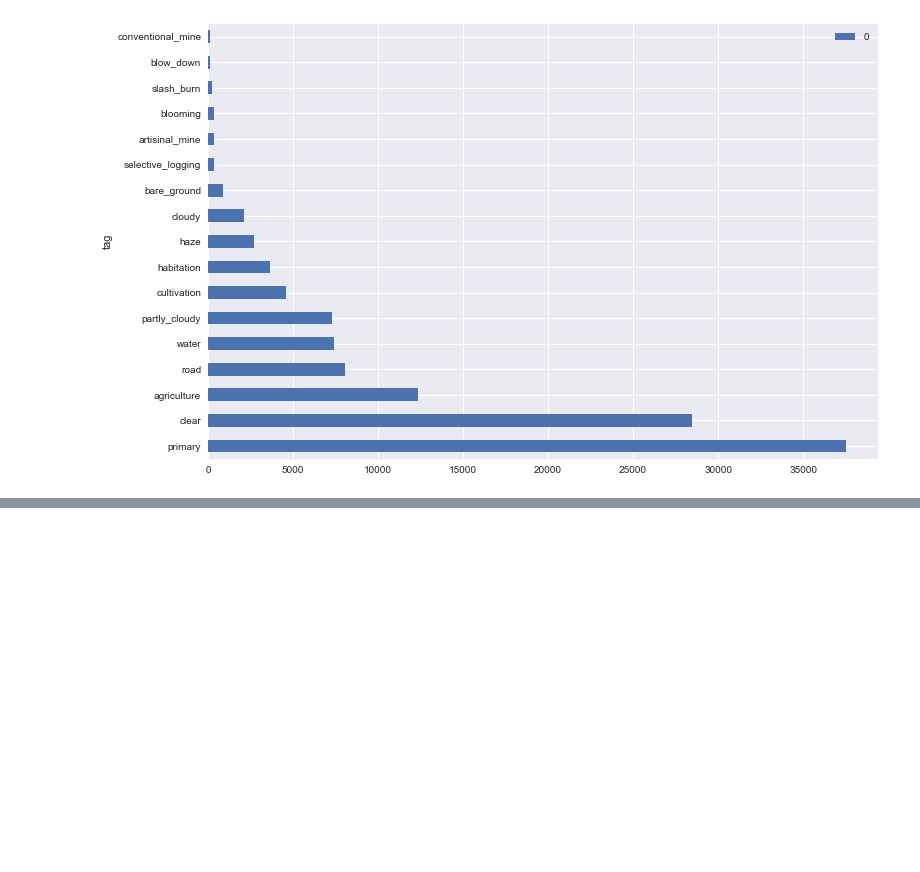
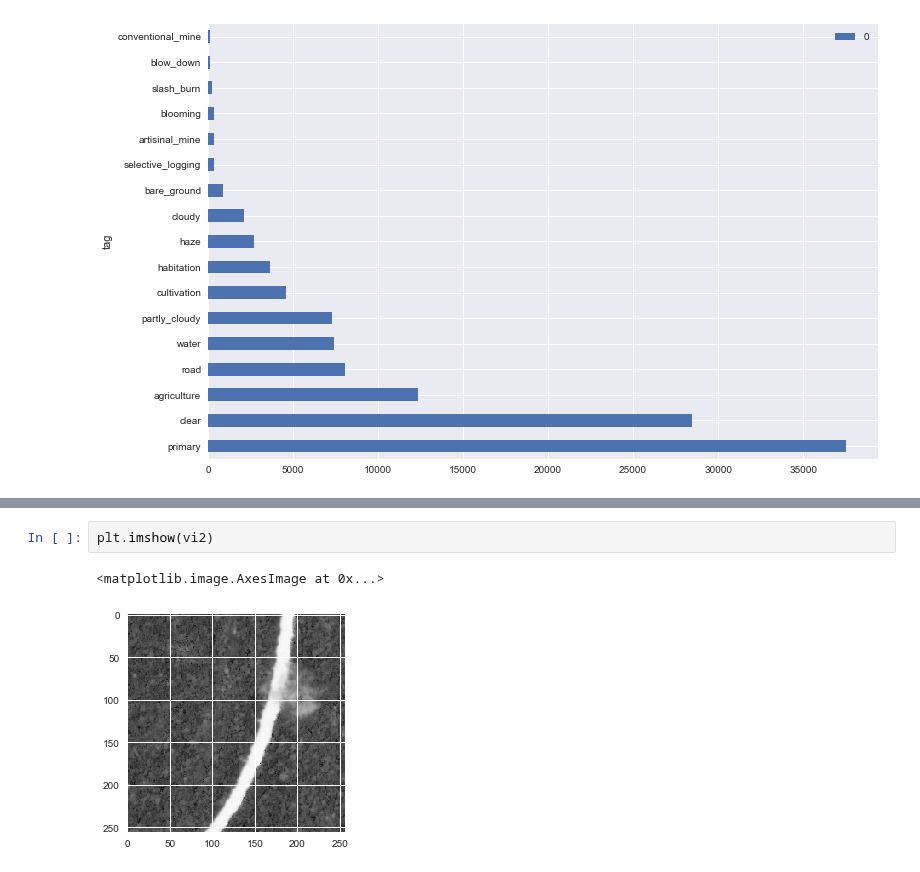
Before and after one commit to sairavuru/amazon_w207, a Jupyter notebook: Project_notebook.ipynb, the cells around one changed output, grey strips where cells are left out. Cells and saved outputs as stored; diff of their text form; blank space fills up the shorter version.

```diff
--- a/Project_notebook.ipynb
+++ b/Project_notebook.ipynb
@@ -174,0 +136,5 @@ NameError: name 'sample' is not defined
+# %%
+plt.imshow(vi2)
+# %% [output]
+<matplotlib.image.AxesImage at 0x...>
+[figure, added]
```
Also changed, not shown: parts of 13 cells of this notebook.
